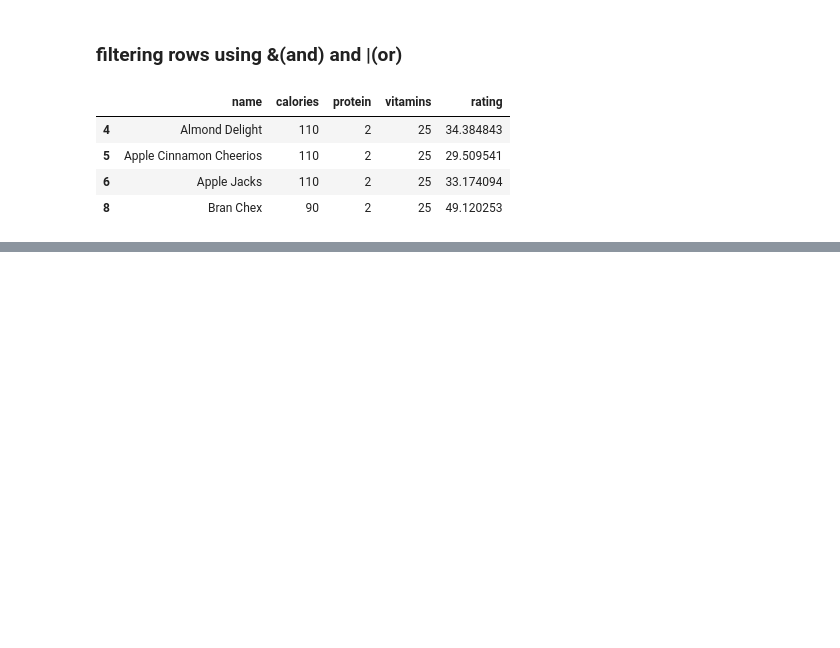
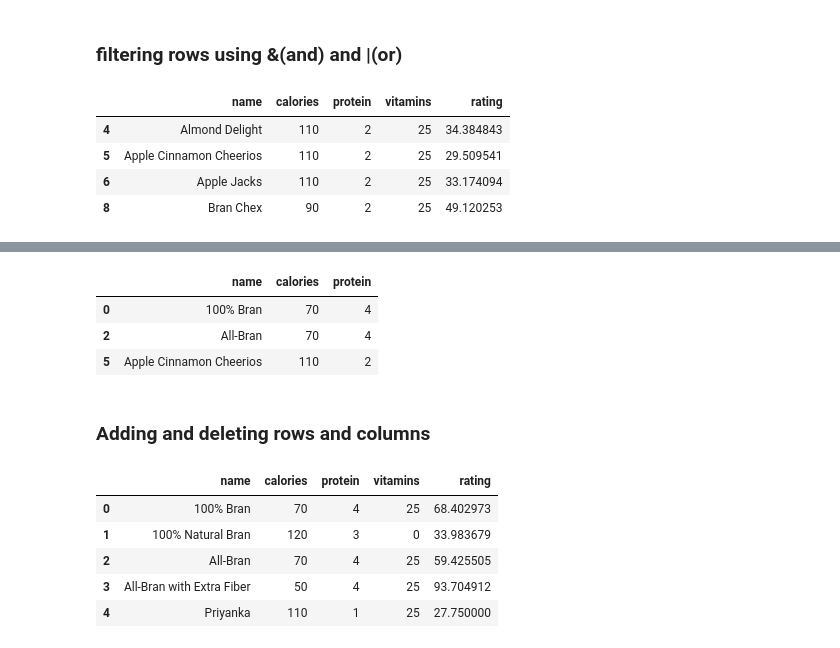
Before and after one commit to priyanka8625/TechSaksham-AI-Training-2025, a Jupyter notebook: Day11_Pandas/Pandas.ipynb, the cells around one changed output, grey strips where cells are left out. Cells and saved outputs as stored; diff of their text form; code cells hidden in the pictures; blank space fills up the shorter version.

```diff
--- a/Day11_Pandas/Pandas.ipynb
+++ b/Day11_Pandas/Pandas.ipynb
@@ -368,0 +422,20 @@ df[ (df['calories']>70) & (df['protein']<3) ]
+# %%
+df.iloc[[0, 2, 5], 0:3] #indexing and slicing using iloc
+# %% [output]
+|  | name | calories | protein |
+| 0 | 100% Bran | 70 | 4 |
+| 2 | All-Bran | 70 | 4 |
+| 5 | Apple Cinnamon Cheerios | 110 | 2 |
+# %% [markdown]
+### Adding and deleting rows and columns
+# %%
+# it will update the original dataframe
+df1.loc[4] = ['Priyanka', 110, 1, 25, 27.75]
+df1
+# %% [output]
+|  | name | calories | protein | vitamins | rating |
+| 0 | 100% Bran | 70 | 4 | 25 | 68.402973 |
+| 1 | 100% Natural Bran | 120 | 3 | 0 | 33.983679 |
+| 2 | All-Bran | 70 | 4 | 25 | 59.425505 |
+| 3 | All-Bran with Extra Fiber | 50 | 4 | 25 | 93.704912 |
+| 4 | Priyanka | 110 | 1 | 25 | 27.750000 |
```
Also changed, not shown: parts of 18 cells of this notebook.
